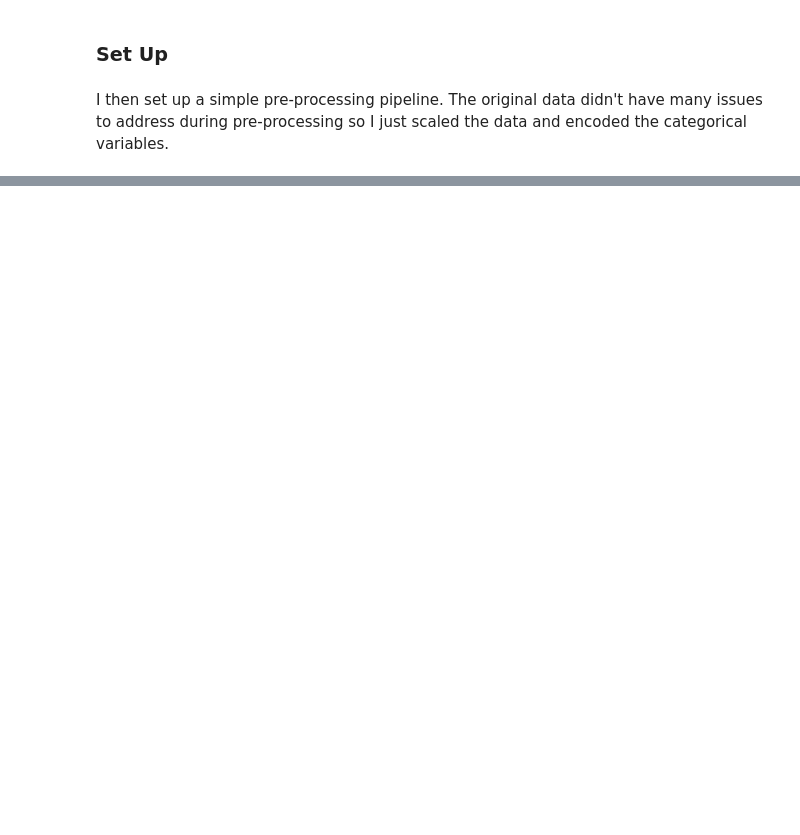
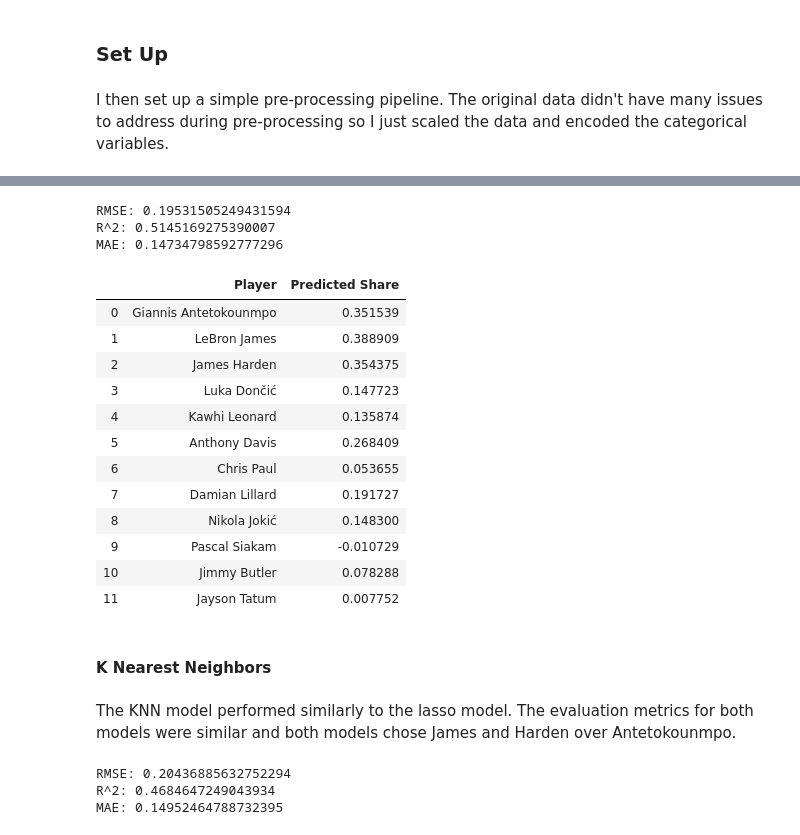
Before and after one commit to shanehuang16/NBA-MVP-Predictions, a Jupyter notebook: Full Report.ipynb, the cells around one changed output, grey strips where cells are left out. Saved outputs shown, nothing was run; the diff lists cells and outputs as text; code cells hidden in the pictures; blank space fills up the shorter version.

```diff
--- a/Full Report.ipynb
+++ b/Full Report.ipynb
@@ -287,0 +387,38 @@ y_test = data.loc[data['Year']==2020, 'Share']
+# %%
+%%capture
+lasso_pipeline = Pipeline([('pipeline', pipeline),
+                         ('lasso', LassoCV())])
+
+lasso_pipeline.fit(X_train, y_train);
+# %%
+yhat_train = lasso_pipeline.predict(X_train)
+
+rmse = np.sqrt(mean_squared_error(y_train, yhat_train))
+print('RMSE:',rmse)
+print('R^2:',r2_score(y_train, yhat_train))
+print('MAE:',mean_absolute_error(y_train, yhat_train))
+# %% [output]
+RMSE: 0.19531505249431594
+R^2: 0.5145169275390007
+MAE: 0.14734798592777296
+# %%
+yhat = lasso_pipeline.predict(X_test)
+pd.concat([names_test,pd.Series(yhat).rename('Predicted Share')], axis=1)
+# %% [output]
+|  | Player | Predicted Share |
+| 0 | Giannis Antetokounmpo | 0.351539 |
+| 1 | LeBron James | 0.388909 |
+| 2 | James Harden | 0.354375 |
+| 3 | Luka Dončić | 0.147723 |
+| 4 | Kawhi Leonard | 0.135874 |
+| 5 | Anthony Davis | 0.268409 |
+| 6 | Chris Paul | 0.053655 |
+| 7 | Damian Lillard | 0.191727 |
+| 8 | Nikola Jokić | 0.148300 |
+| 9 | Pascal Siakam | -0.010729 |
+| 10 | Jimmy Butler | 0.078288 |
+| 11 | Jayson Tatum | 0.007752 |
+# %% [markdown]
+#### K Nearest Neighbors
+# %% [markdown]
+The KNN model performed similarly to the lasso model. The evaluation metrics for both models were similar and both models chose James and Harden over Antetokounmpo.
@@ -287,0 +432,10 @@ y_test = data.loc[data['Year']==2020, 'Share']
+# %%
+yhat_train = knn_pipeline.predict(X_train)
+rmse = np.sqrt(mean_squared_error(y_train, yhat_train))
+print('RMSE:',rmse)
+print('R^2:',r2_score(y_train, yhat_train))
+print('MAE:',mean_absolute_error(y_train, yhat_train))
+# %% [output]
+RMSE: 0.20436885632752294
+R^2: 0.4684647249043934
+MAE: 0.14952464788732395
```
Also changed, not shown: parts of 58 cells of this notebook, 6 other files.
